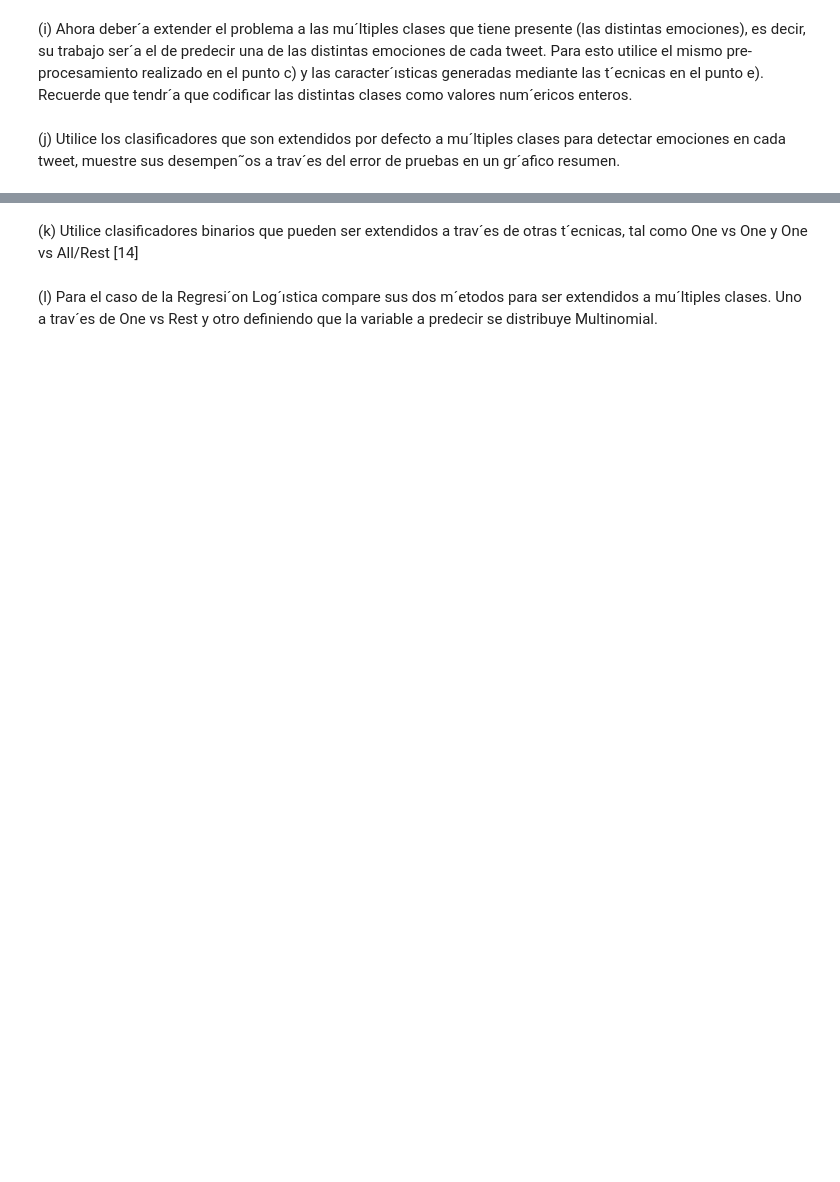
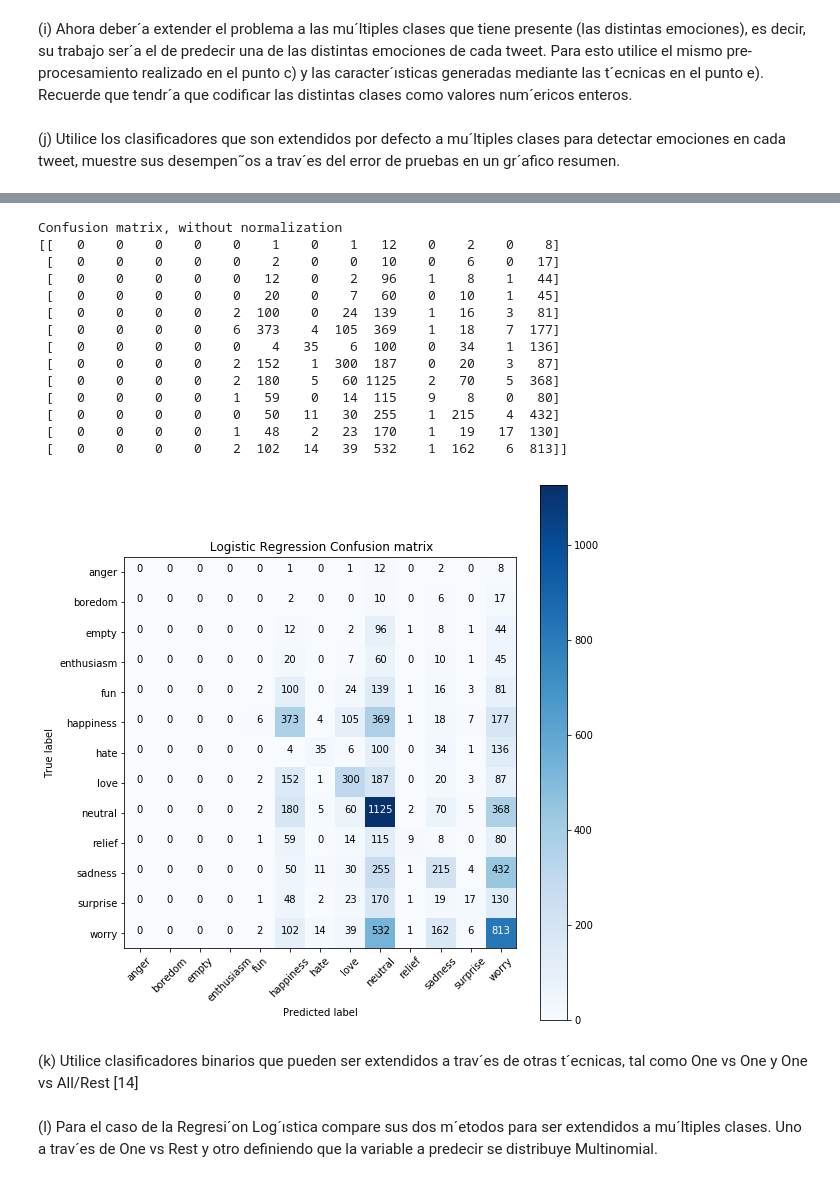
Before and after one commit to Caimapo/MachineLearning2017-02, a Jupyter notebook: Tarea 2 Máquinas de Aprendizaje.ipynb, the cells around one changed output, grey strips where cells are left out. Cells and saved outputs as stored; diff of their text form; code cells hidden in the pictures; blank space fills up the shorter version.

```diff
--- a/Tarea 2 Máquinas de Aprendizaje.ipynb
+++ b/Tarea 2 Máquinas de Aprendizaje.ipynb
@@ -486,0 +850,15 @@ Confusion matrix, without normalization
+# %%
+from sklearn.linear_model import LogisticRegression
+C_array2 = [0.01,0.4,0.5,0.6,0.7,0.8,1,10]
+best2 = 0.0
+c_b2 = 0.01
+for C in C_array2:
+    lr2 = LogisticRegression(penalty='l2',C=C)
+    lr2.fit(Xtrain_tf2, train_label2)
+    ypredlr2 = lr2.predict(Xtest_tf2)
+    print ('Logistic Regression accuracy score C= %f'%C)
+    acc2 = accuracy_score(test_label2, ypredlr2)
+    print (acc2)
+    if(acc2 > best2):
+        best2 = acc2
+        ypredlr_b2 = ypredlr2
@@ -487,2 +882,30 @@ Confusion matrix, without normalization
+# %%
+lr2 = LogisticRegression(penalty='l2',C=0.7)
+lr2.fit(Xtrain_tf2, train_label2)
+ypredlr2 = lr2.predict(Xtest_tf2)
+plt.figure(figsize=(8,8))
+plot_confusion_matrix(confusion_matrix(test_label2, ypredlr2),
+                      classes=["anger","boredom","empty","enthusiasm",
+                               "fun","happiness","hate","love","neutral",
+                               "relief","sadness","surprise","worry"],
+                      title=' Logistic Regression Confusion matrix')
+
+plt.show()
+# %% [output]
+Confusion matrix, without normalization
+[[   0    0    0    0    0    1    0    1   12    0    2    0    8]
+ [   0    0    0    0    0    2    0    0   10    0    6    0   17]
+ [   0    0    0    0    0   12    0    2   96    1    8    1   44]
+ [   0    0    0    0    0   20    0    7   60    0   10    1   45]
+ [   0    0    0    0    2  100    0   24  139    1   16    3   81]
+ [   0    0    0    0    6  373    4  105  369    1   18    7  177]
+ [   0    0    0    0    0    4   35    6  100    0   34    1  136]
+ [   0    0    0    0    2  152    1  300  187    0   20    3   87]
+ [   0    0    0    0    2  180    5   60 1125    2   70    5  368]
+ [   0    0    0    0    1   59    0   14  115    9    8    0   80]
+ [   0    0    0    0    0   50   11   30  255    1  215    4  432]
+ [   0    0    0    0    1   48    2   23  170    1   19   17  130]
+ [   0    0    0    0    2  102   14   39  532    1  162    6  813]]
+[figure, added]
 # %% [markdown]
 (k)	Utilice clasificadores binarios que pueden ser extendidos a trav´es de otras t´ecnicas, tal como One vs One y One vs All/Rest [14]
```
Also changed, not shown: parts of 32 cells of this notebook.
